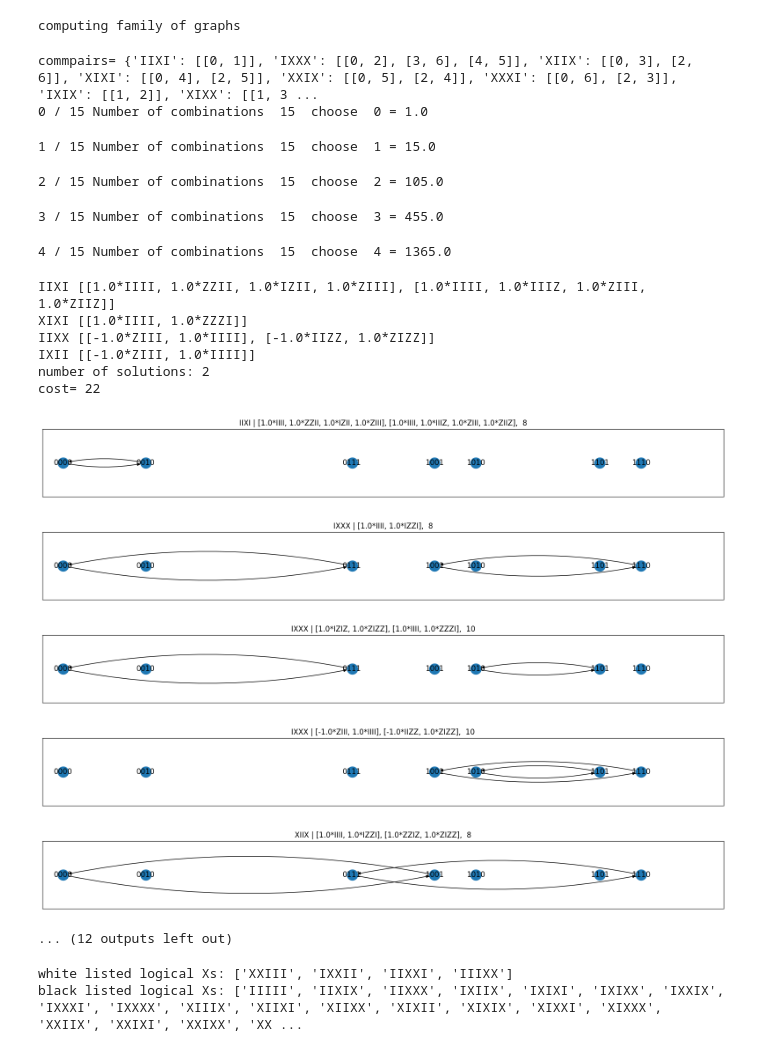
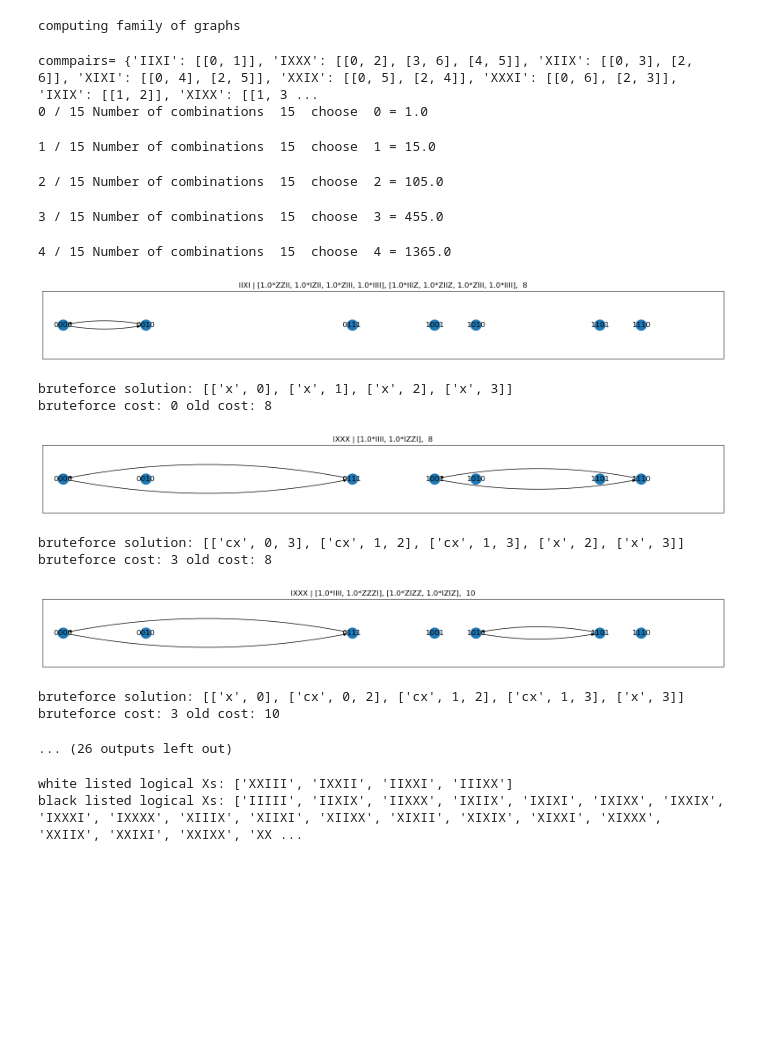
Before and after one commit to OpenQuantumComputing/LogicalXMixer, a Jupyter notebook: LogicalXMixer.ipynb, the cells around one changed output. Saved outputs shown, nothing was run; the diff lists cells and outputs as text; code cells hidden in the pictures; blank space fills up the shorter version.

Commit message:
Added code for brute-forcing solutions

```diff
--- a/LogicalXMixer.ipynb
+++ b/LogicalXMixer.ipynb
@@ -72,45 +73,56 @@ def plotsolution(mixer,reduced, chain=False, rad=.6, plotall=False, dicke=True):
 # %%
 m=Mixer(B,digraph=True, reduced=True,sort=True)
 print("commpairs=", m.commuting_pairs)
 
 m.get_best_mixer_commuting_graphs()
 
 for g in m.graph_family:
     plt.figure(figsize=(20,2))
     tmp=""
     for ps in g.PS_reduced:
         tmp+=str(ps)+", "
     plt.title(g.Xl+" | "+tmp+" "+str(g.cost_reduced))
     nx.draw_networkx_nodes(g.G, g.positions)
     nx.draw_networkx_labels(g.G, g.positions, labels=g.labels)
     nx.draw_networkx_edges(g.G, g.positions, connectionstyle="arc3,rad=0.1")
     plt.xlim([-.5,2**len(B[0])])
+    plt.show()
+    #print(g.G.edges)
+    selection = []
+    for e in g.G.edges:
+        for n in e:
+            if n in selection:
+                pass
+            else:
+                selection.append(n)
+    #print(g.G.edges, selection)
+    bruteforce_solution, bruteforce_cost, bruteforce_solution_result, bruteforce_sorted_bits = find_solution(selection,maxcost=100,maxdepth=5)
+    print('bruteforce solution:',bruteforce_solution)
+    print('bruteforce cost:',bruteforce_cost, 'old cost:',g.cost_reduced)
 
 for g in m.solution_reduced[0]:
     print(g.Xl, g.PS_reduced)
 
 plotsolution(m, True, plotall=True, dicke=False)
 print("cost=",m.solution_reduced_cost)
 # %% [output]
 computing family of graphs
 commpairs= {'IIXI': [[0, 1]], 'IXXX': [[0, 2], [3, 6], [4, 5]], 'XIIX': [[0, 3], [2, 6]], 'XIXI': [[0, 4], [2, 5]], 'XXIX': [[0, 5], [2, 4]], 'XXXI': [[0, 6], [2, 3]], 'IXIX': [[1, 2]], 'XIXX': [[1, 3 ...
 0 / 15 Number of combinations  15  choose  0 = 1.0
 1 / 15 Number of combinations  15  choose  1 = 15.0
 2 / 15 Number of combinations  15  choose  2 = 105.0
 3 / 15 Number of combinations  15  choose  3 = 455.0
 4 / 15 Number of combinations  15  choose  4 = 1365.0
+[figure]
-IIXI [[1.0*IIII, 1.0*ZZII, 1.0*IZII, 1.0*ZIII], [1.0*IIII, 1.0*IIIZ, 1.0*ZIII, 1.0*ZIIZ]]
-XIXI [[1.0*IIII, 1.0*ZZZI]]
-IIXX [[-1.0*ZIII, 1.0*IIII], [-1.0*IIZZ, 1.0*ZIZZ]]
-IXII [[-1.0*ZIII, 1.0*IIII]]
-number of solutions: 2
-cost= 22
+bruteforce solution: [['x', 0], ['x', 1], ['x', 2], ['x', 3]]
+bruteforce cost: 0 old cost: 8
-[figure]
 [figure]
+bruteforce solution: [['cx', 0, 3], ['cx', 1, 2], ['cx', 1, 3], ['x', 2], ['x', 3]]
+bruteforce cost: 3 old cost: 8
 [figure]
-[figure, removed]
-[figure, removed]
-... (12 outputs left out)
+bruteforce solution: [['x', 0], ['cx', 0, 2], ['cx', 1, 2], ['cx', 1, 3], ['x', 3]]
+bruteforce cost: 3 old cost: 10
+... (26 outputs left out)
 # %%
 def get_Dicke(n,l,k):
     ret = []
```
Also changed, not shown: parts of 1 cell of this notebook, 1 other file.
